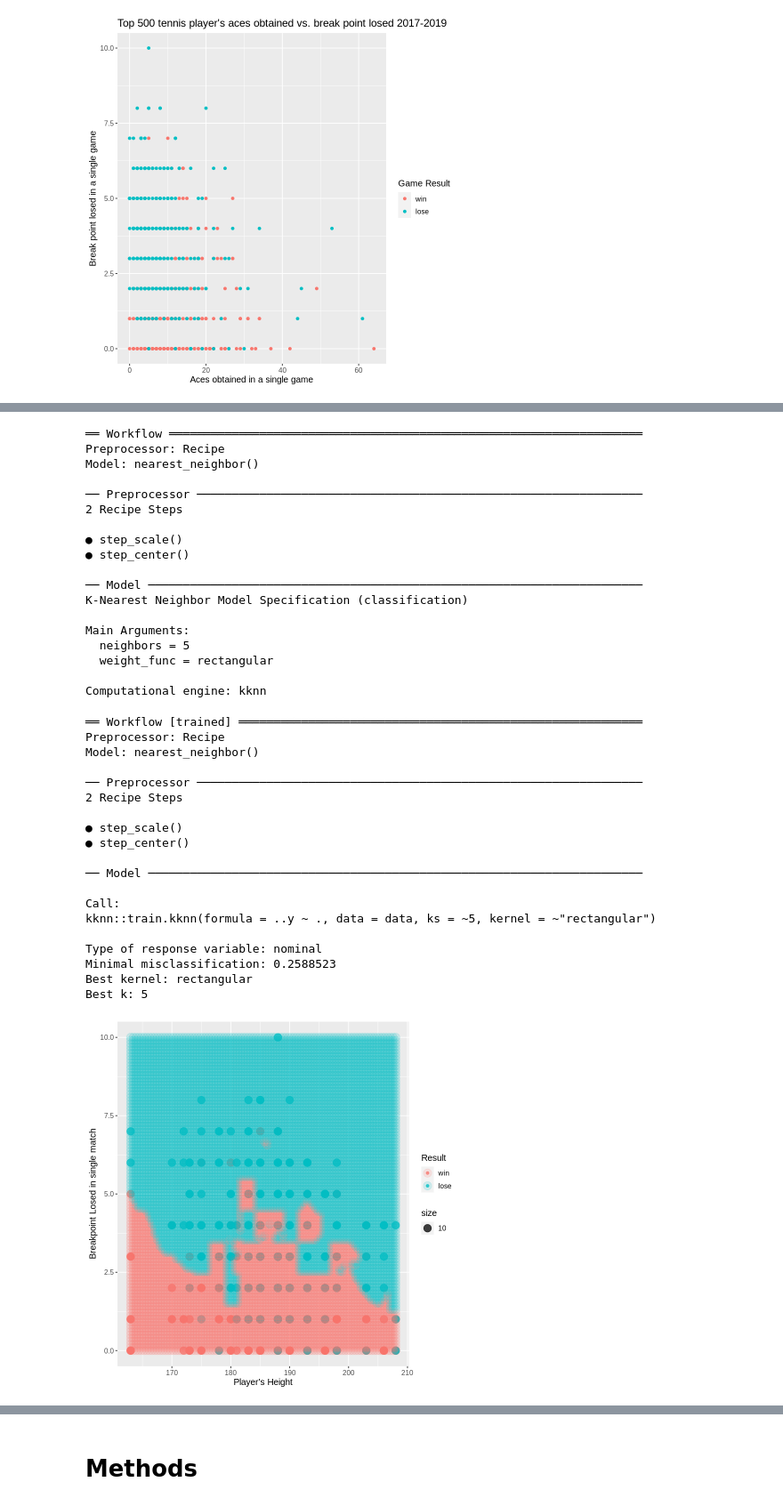
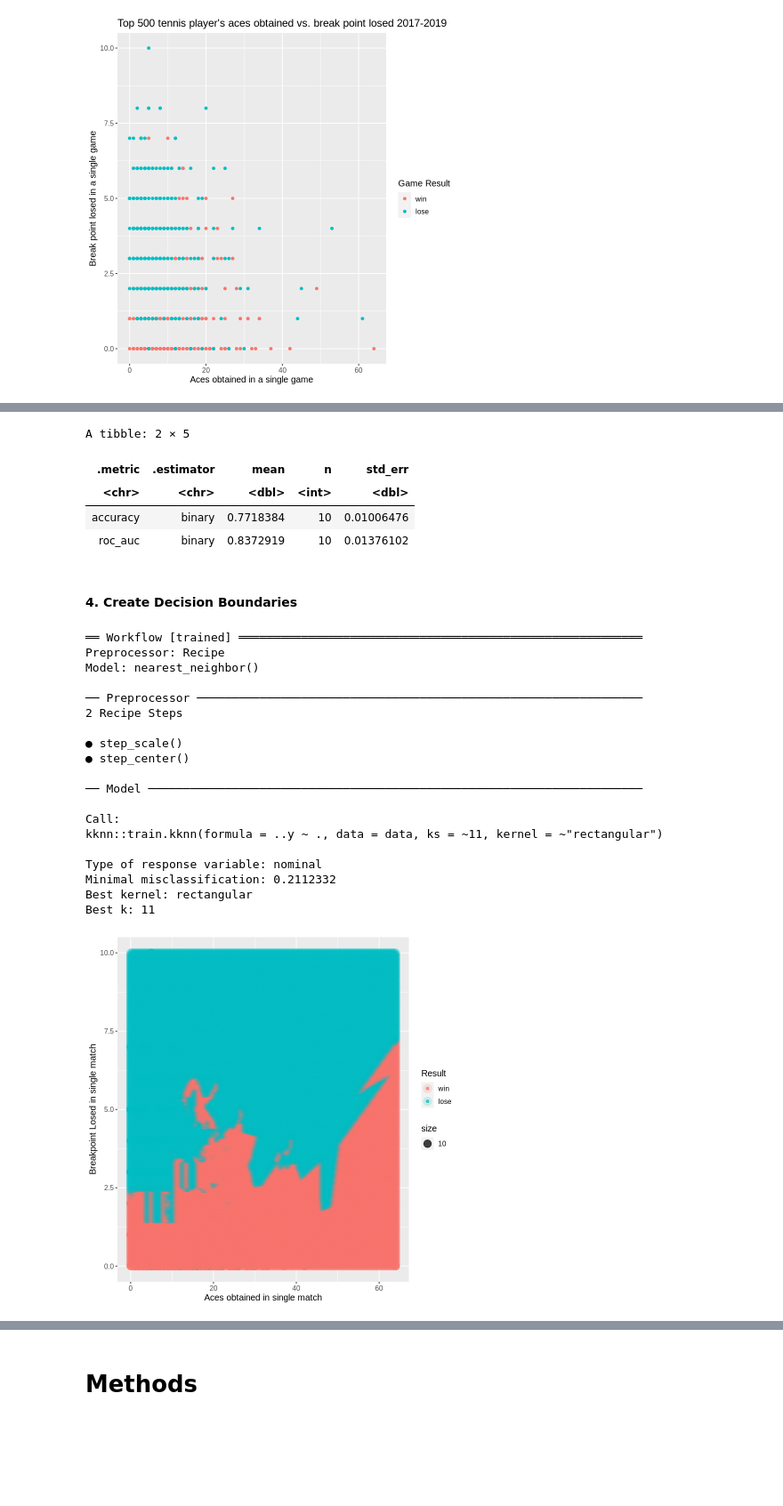
Before and after one commit to Hannah-900/Group_Project, a Jupyter notebook: Final Project Report.ipynb, the cells around one changed output, grey strips where cells are left out. Shown at 89% size. Saved outputs shown, nothing was run; the diff lists cells and outputs as text; code cells hidden in the pictures; blank space fills up the shorter version.

```diff
--- a/Final Project Report.ipynb
+++ b/Final Project Report.ipynb
@@ -368,28 +548,44 @@ wkflw_plot
+# %%
+#Perform Cross Validation
+tennis_vfold <- vfold_cv(tennis_train, v = 10, strata = result)
+tennis_resample_fit2 <- workflow() %>%
+       add_recipe(tennis_recipe2) %>%
+       add_model(tennis_model) %>%
+       fit_resamples(resamples = tennis_vfold)
+tennis_metrics<-collect_metrics(tennis_resample_fit2)
+tennis_metrics
+##high accuracy and low standard error
+# %% [output]
+A tibble: 2 × 5
+| .metric | .estimator | mean | n | std_err |
+| <chr> | <chr> | <dbl> | <int> | <dbl> |
+| accuracy | binary | 0.7718384 | 10 | 0.01006476 |
+| roc_auc | binary | 0.8372919 | 10 | 0.01376102 |
+# %% [markdown]
+#### 4. Create Decision Boundaries
 # %%
 set.seed(3456)
-tennis_recipe<- recipe(result~height+bpLosed, data=tennis_train)%>%
+tennis_recipe2<- recipe(result~ace+bpLosed, data=tennis_train)%>%
     step_scale(all_predictors())%>%
     step_center(all_predictors())
-tennis_model<-nearest_neighbor(weight_func="rectangular", neighbors=5)%>%
+tennis_model<-nearest_neighbor(weight_func="rectangular", neighbors=11)%>%
     set_engine("kknn")%>%
     set_mode("classification")
-tennis_workflow<- workflow()%>%
+tennis_workflow2<- workflow()%>%
     add_model(tennis_model)%>%
-    add_recipe(tennis_recipe)
+    add_recipe(tennis_recipe2)
 
-tennis_workflow
-
-tennis_fit<-fit(tennis_workflow, data=tennis_train)
+tennis_fit<-fit(tennis_workflow2, data=tennis_train)
 tennis_fit
 
 # create the grid of area/smoothness vals, and arrange in a data frame
-are_grid <- seq(min(tennis_train$height),
-                max(tennis_train$height),
-                length.out = 100)
+are_grid <- seq(min(tennis_train$ace),
+                max(tennis_train$ace),
+                length.out = 300)
 smo_grid <- seq(min(tennis_train$bpLosed),
                 max(tennis_train$bpLosed),
-                length.out = 100)
-asgrid <- as_tibble(expand.grid(height = are_grid,
+                length.out = 300)
+asgrid <- as_tibble(expand.grid(ace = are_grid,
                                bpLosed = smo_grid))
 
 # # use the fit workflow to make predictions at the grid points
@@ -405,59 +601,41 @@ prediction_table <- bind_cols(knnPredGrid, asgrid) %>%
 wkflw_plot <-
   ggplot() +
   geom_point(data = tennis_train,
-             mapping = aes(x = height,
+             mapping = aes(x = ace,
                            y = bpLosed,
                            color = result,
                            size = 10),
              alpha = 0.75) +
   geom_point(data = prediction_table,
-             mapping = aes(x = height,
+             mapping = aes(x = ace,
                            y = bpLosed,
                            color = Class),
              alpha = 0.15,
              size = 5) +
   labs(color = "Result",
-       x = "Player's Height",
+       x = "Aces obtained in single match",
        y = "Breakpoint Losed in single match") +
   theme(text = element_text(size = 12))
 
 wkflw_plot
 # %% [output]
-══ Workflow ════════════════════════════════════════════════════════════════════
+══ Workflow [trained] ══════════════════════════════════════════════════════════
 Preprocessor: Recipe
 Model: nearest_neighbor()
 
 ── Preprocessor ────────────────────────────────────────────────────────────────
 2 Recipe Steps
 
 ● step_scale()
 ● step_center()
 
 ── Model ───────────────────────────────────────────────────────────────────────
-K-Nearest Neighbor Model Specification (classification)
 
-Main Arguments:
-  neighbors = 5
-  weight_func = rectangular
+Call:
+kknn::train.kknn(formula = ..y ~ ., data = data, ks = ~11, kernel = ~"rectangular")
 
-Computational engine: kknn
+Type of response variable: nominal
+Minimal misclassification: 0.2112332
+Best kernel: rectangular
+Best k: 11
-══ Workflow [trained] ══════════════════════════════════════════════════════════
-Preprocessor: Recipe
-Model: nearest_neighbor()
-
-── Preprocessor ────────────────────────────────────────────────────────────────
-2 Recipe Steps
-
-● step_scale()
-● step_center()
-
-── Model ───────────────────────────────────────────────────────────────────────
-
-Call:
-kknn::train.kknn(formula = ..y ~ ., data = data, ks = ~5, kernel = ~"rectangular")
-
-Type of response variable: nominal
-Minimal misclassification: 0.2588523
-Best kernel: rectangular
-Best k: 5
-[figure, old version]
+[figure, new version]
```
Also changed, not shown: parts of 38 cells of this notebook.
